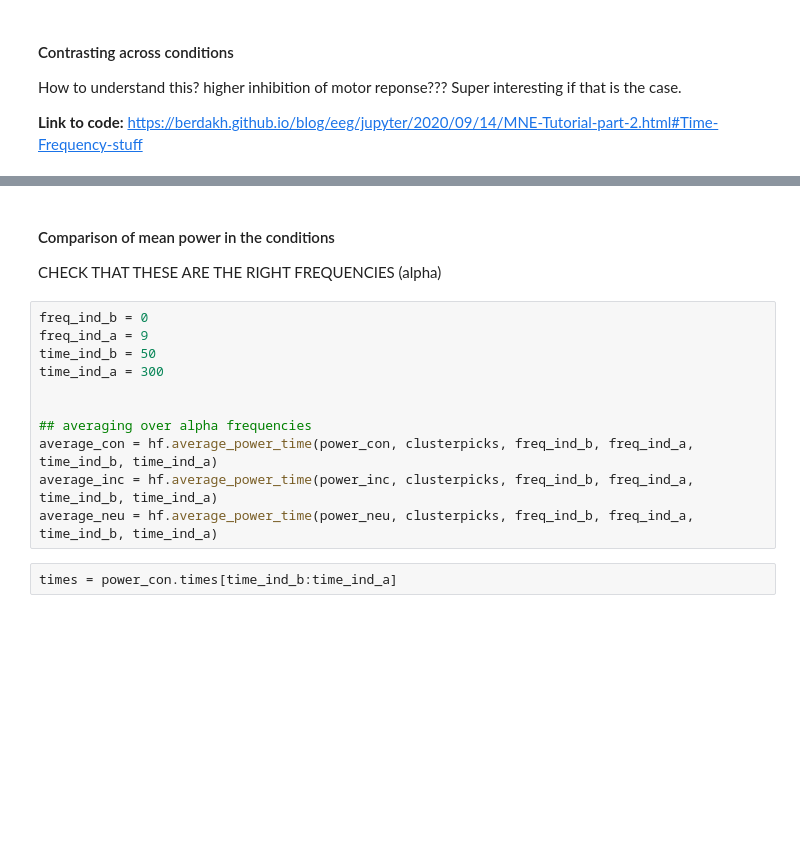
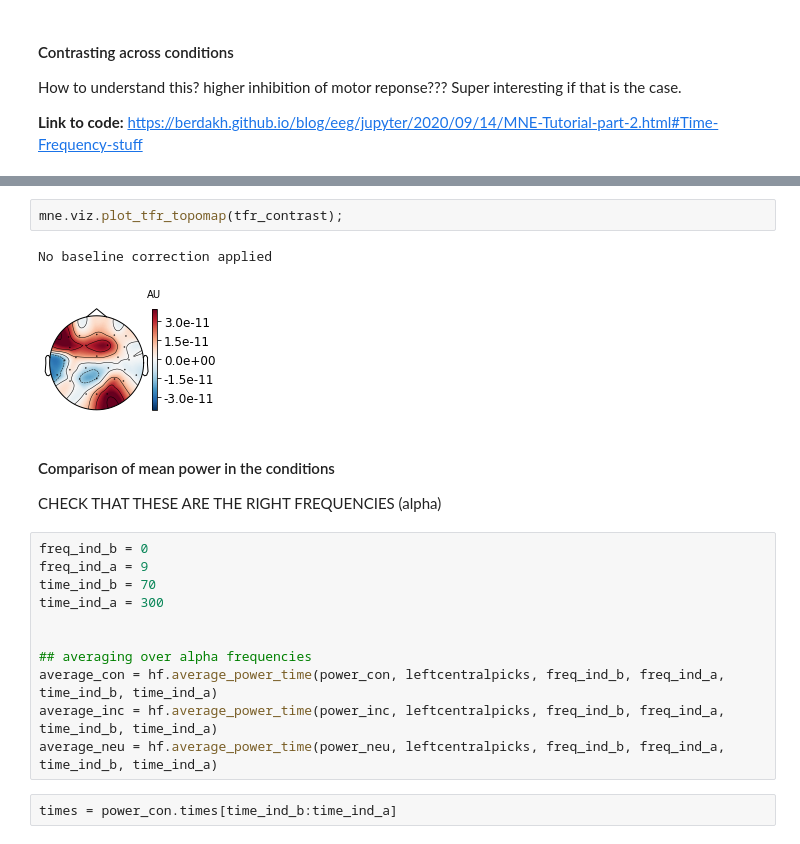
Before and after one commit to laurabpaulsen/EEG_and_mouse_tracking, a Jupyter notebook: time_frequency.ipynb, the cells around one changed output, grey strips where cells are left out. Drawn from its saved outputs; the diff is of its cells as text; blank space fills up the shorter version.

```diff
--- a/time_frequency.ipynb
+++ b/time_frequency.ipynb
@@ -133,6 +128,11 @@ tfr_contrast.apply_baseline(baseline)
 # %% [output]
 Applying baseline correction (mode: mean)
 <AverageTFR | time : [-0.700000, 0.696000], freq : [6.000000, 35.000000], nave : 24, channels : 28, ~965 kB>
+# %%
+mne.viz.plot_tfr_topomap(tfr_contrast);
+# %% [output]
+No baseline correction applied
+[figure, added]
 # %% [markdown]
 #### Comparison of mean power in the conditions
 
@@ -140,14 +140,14 @@ CHECK THAT THESE ARE THE RIGHT FREQUENCIES (alpha)
 # %%
 freq_ind_b = 0
 freq_ind_a = 9
-time_ind_b = 50
+time_ind_b = 70
 time_ind_a = 300
 
 
 ## averaging over alpha frequencies
-average_con = hf.average_power_time(power_con, clusterpicks, freq_ind_b, freq_ind_a, time_ind_b, time_ind_a)
-average_inc = hf.average_power_time(power_inc, clusterpicks, freq_ind_b, freq_ind_a, time_ind_b, time_ind_a)
-average_neu = hf.average_power_time(power_neu, clusterpicks, freq_ind_b, freq_ind_a, time_ind_b, time_ind_a)
+average_con = hf.average_power_time(power_con, leftcentralpicks, freq_ind_b, freq_ind_a, time_ind_b, time_ind_a)
+average_inc = hf.average_power_time(power_inc, leftcentralpicks, freq_ind_b, freq_ind_a, time_ind_b, time_ind_a)
+average_neu = hf.average_power_time(power_neu, leftcentralpicks, freq_ind_b, freq_ind_a, time_ind_b, time_ind_a)
 # %%
 times = power_con.times[time_ind_b:time_ind_a]
 # %%
```
Also changed, not shown: parts of 34 cells of this notebook, 4 other files.
